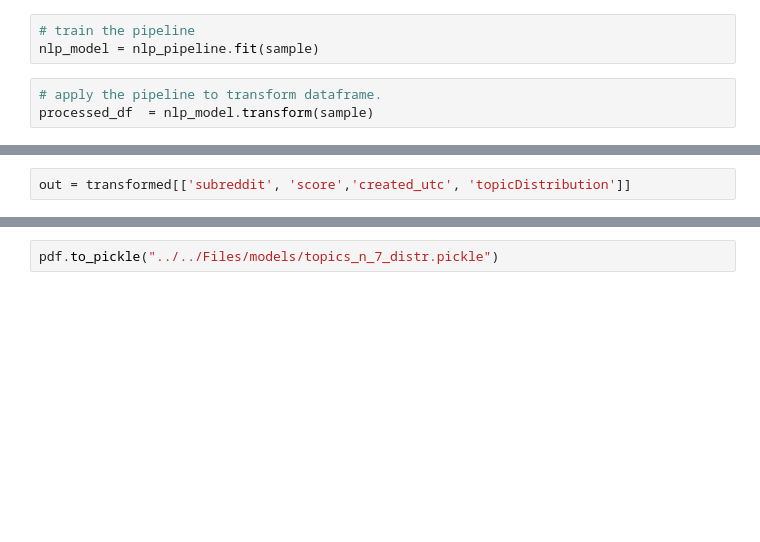
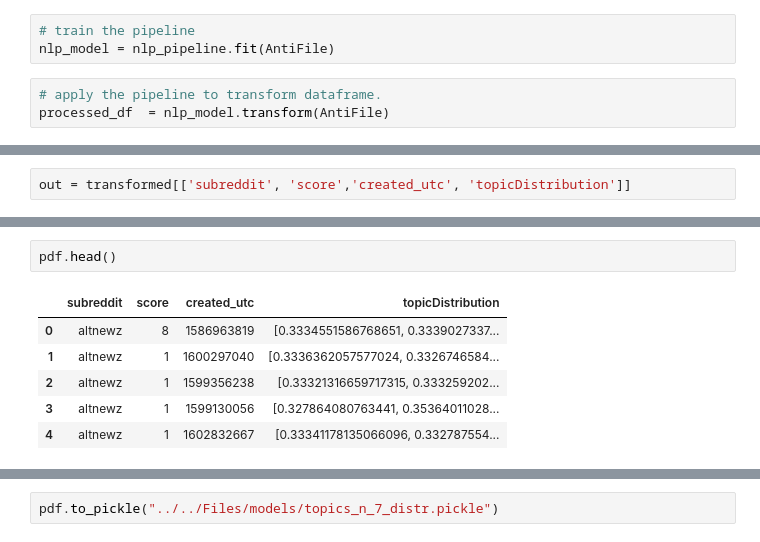
Before and after one commit to jvschlierf/networkthesis, a Jupyter notebook: analysis/topic_models.ipynb, the cells around one changed output, grey strips where cells are left out. Cells and saved outputs as stored; diff of their text form; blank space fills up the shorter version.

```diff
--- a/analysis/topic_models.ipynb
+++ b/analysis/topic_models.ipynb
@@ -79,7 +100,7 @@ nlp_pipeline = Pipeline(
             finisher])
 # %%
 # train the pipeline
-nlp_model = nlp_pipeline.fit(sample)
+nlp_model = nlp_pipeline.fit(AntiFile)
 # %%
 # apply the pipeline to transform dataframe.
-processed_df  = nlp_model.transform(sample)
+processed_df  = nlp_model.transform(AntiFile)
@@ -127,0 +215,9 @@ pdf = out.coalesce(1).toPandas()
+# %%
+pdf.head()
+# %% [output]
+|  | subreddit | score | created_utc | topicDistribution |
+| 0 | altnewz | 8 | 1586963819 | [0.3334551586768651, 0.3339027337... |
+| 1 | altnewz | 1 | 1600297040 | [0.3336362057577024, 0.3326746584... |
+| 2 | altnewz | 1 | 1599356238 | [0.33321316659717315, 0.333259202... |
+| 3 | altnewz | 1 | 1599130056 | [0.327864080763441, 0.35364011028... |
+| 4 | altnewz | 1 | 1602832667 | [0.33341178135066096, 0.332787554... |
```
Also changed, not shown: parts of 47 cells of this notebook, 2 other files.
